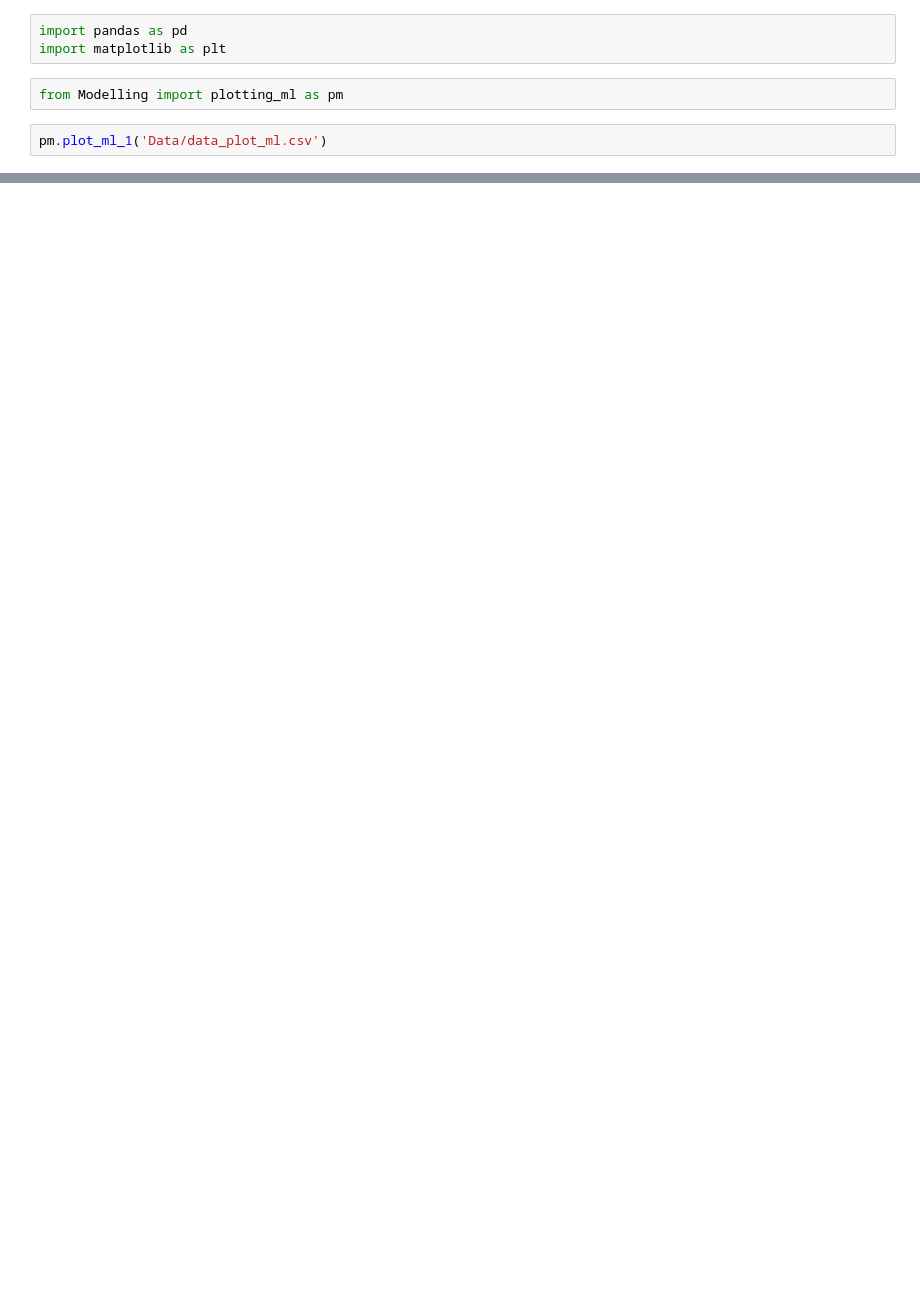
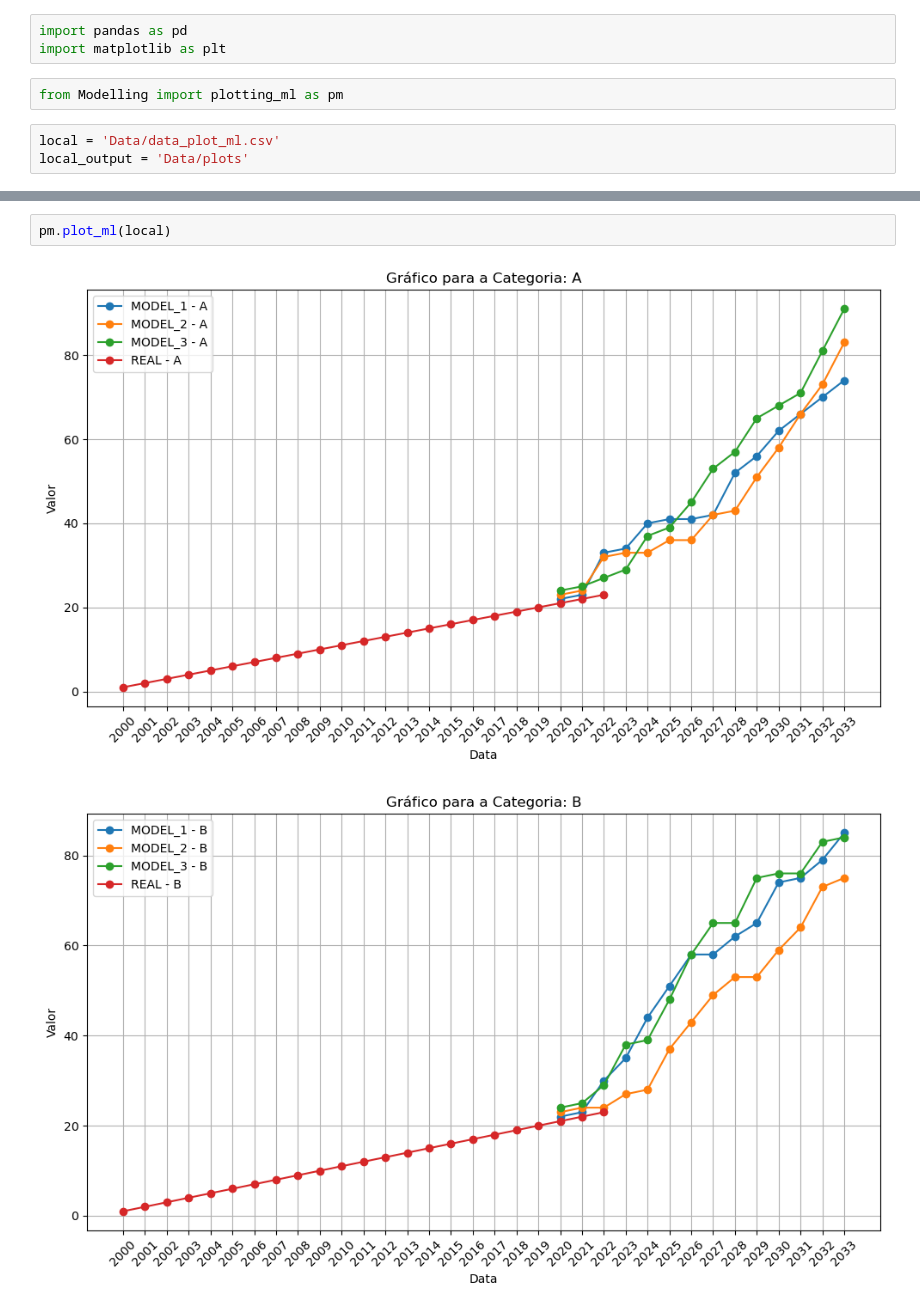
Before and after one commit to santosfmpedro/python_aux, a Jupyter notebook: main_notebook.ipynb, the cells around one changed output, grey strips where cells are left out. Saved outputs shown, nothing was run; the diff lists cells and outputs as text; blank space fills up the shorter version.

```diff
--- a/main_notebook.ipynb
+++ b/main_notebook.ipynb
@@ -4,4 +4,5 @@ import matplotlib as plt
 # %%
 from Modelling import plotting_ml as pm
 # %%
-pm.plot_ml_1('Data/data_plot_ml.csv')
+local = 'Data/data_plot_ml.csv'
+local_output = 'Data/plots'
@@ -17,0 +9,5 @@ pm.plot_ml_2('Data/data_plot_ml.csv')
+# %%
+pm.plot_ml(local)
+# %% [output]
+[figure, added]
+[figure, added]
```
Also changed, not shown: parts of 4 cells of this notebook, 5 other files.
